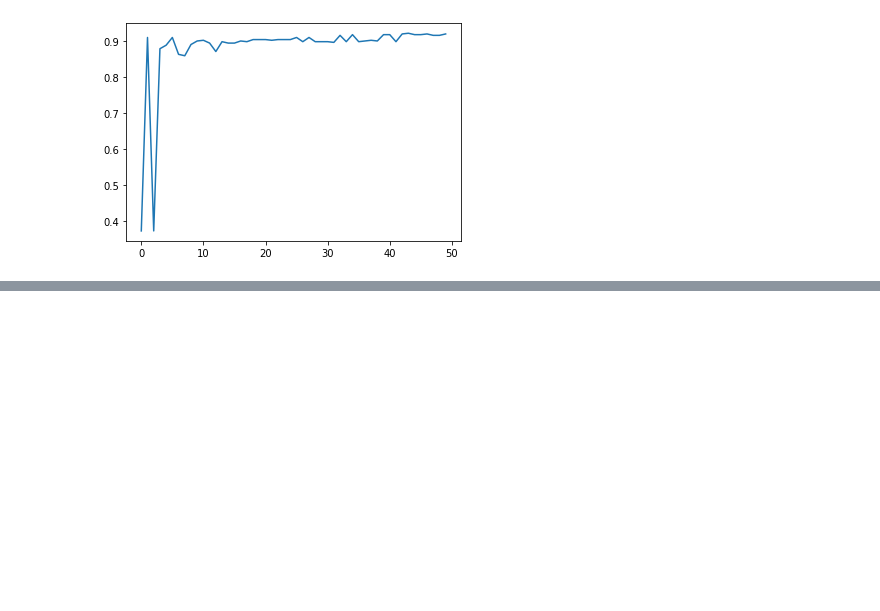
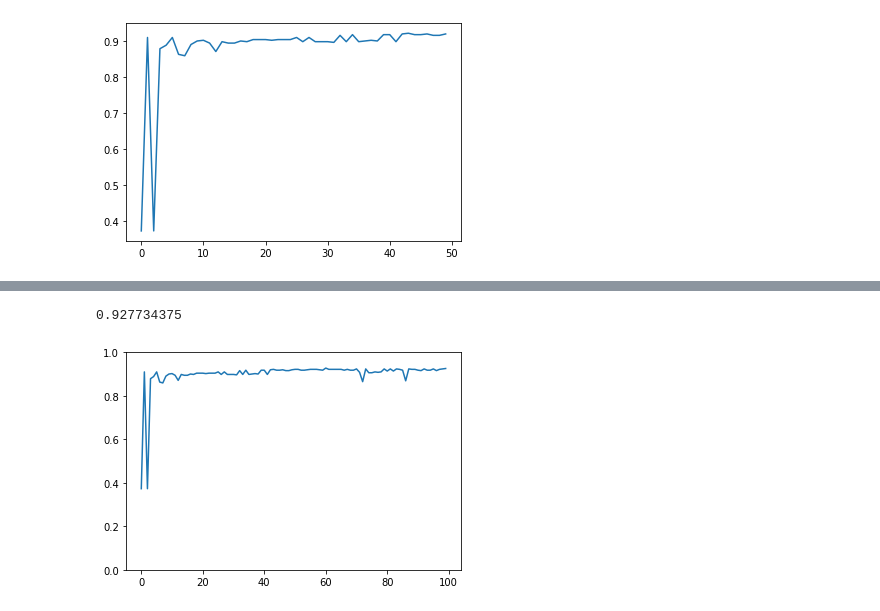
Before and after one commit to rajeshchengannur/DeepLearning, a Jupyter notebook: DL102_MPNeuron_And_Perceptron.ipynb, the cells around one changed output, grey strips where cells are left out. Cells and saved outputs as stored; diff of their text form; code cells hidden in the pictures; blank space fills up the shorter version.

```diff
--- a/DL102_MPNeuron_And_Perceptron.ipynb
+++ b/DL102_MPNeuron_And_Perceptron.ipynb
@@ -415,0 +479,6 @@ perceptron.fit(X_train,Y_train,50)
+# %%
+#We are planning to plot the weights. Sot it's to be stored in the function. We are declaring a variable wt_matrix and storing the values
+wt_matrix= perceptron.fit(X_train,Y_train,100)
+# %% [output]
+0.927734375
+[figure, added]
```
Also changed, not shown: parts of 20 cells of this notebook.
